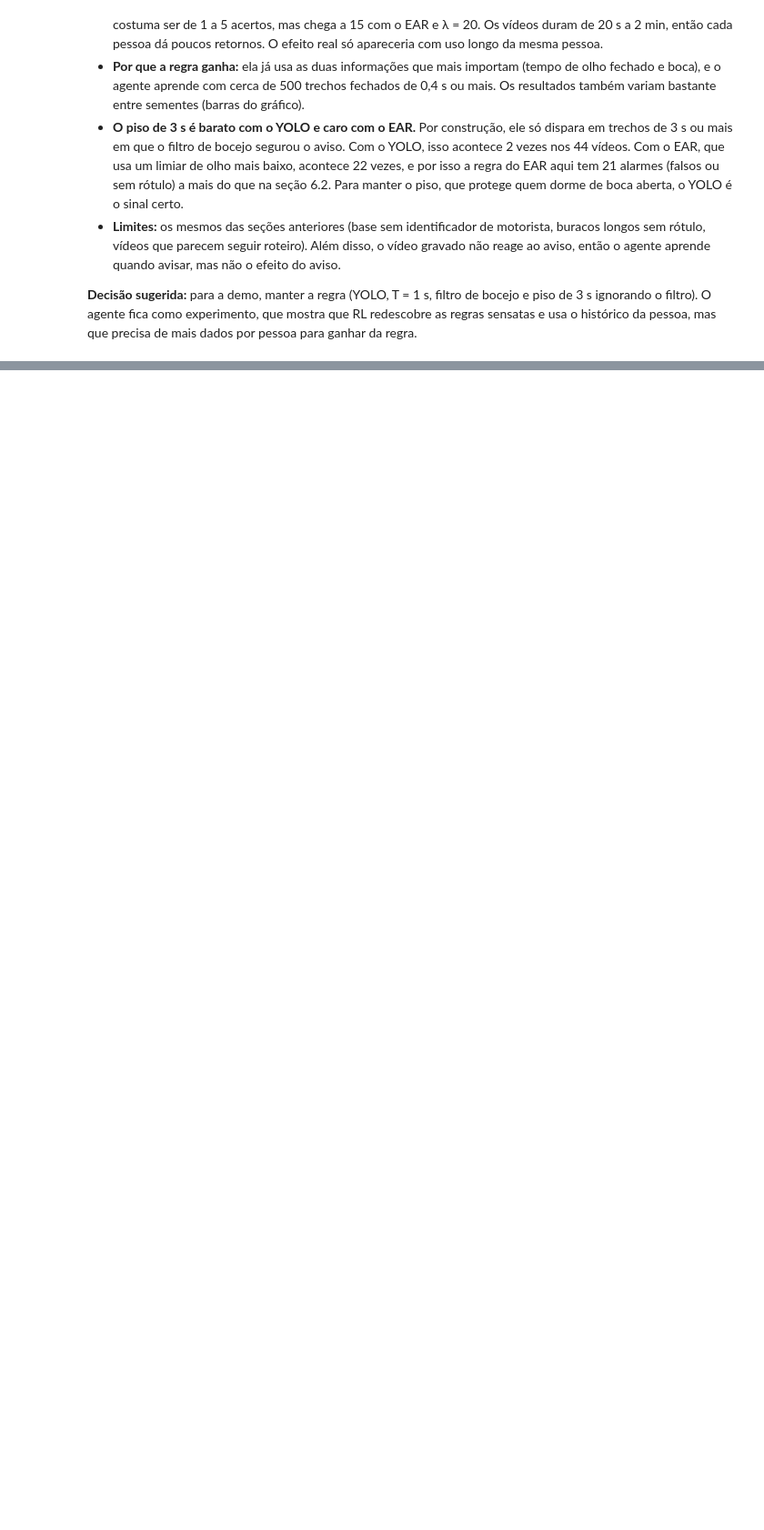
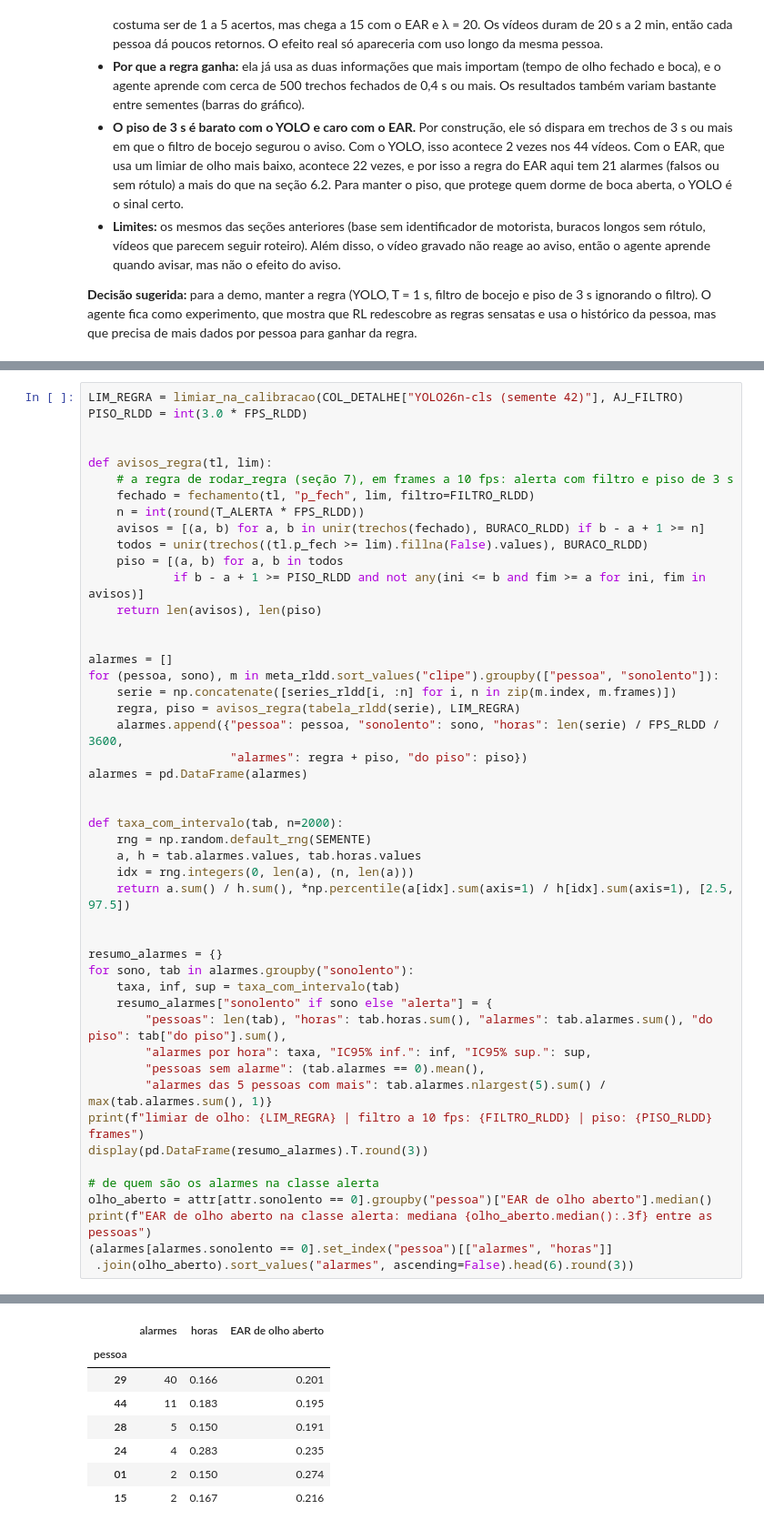
Before and after one commit to rcapozzielli/entrega_final_InsperAI_Wakely, a Jupyter notebook: wakely.ipynb, the cells around one changed output, grey strips where cells are left out. Shown at 91% size. Drawn from its saved outputs; the diff is of its cells as text; blank space fills up the shorter version.

```diff
--- a/wakely.ipynb
+++ b/wakely.ipynb
@@ -2005,0 +2278,49 @@ decisões nos 44 vídeos (sem aviso recente): 2,707 | situações que aparecem:
+# %%
+LIM_REGRA = limiar_na_calibracao(COL_DETALHE["YOLO26n-cls (semente 42)"], AJ_FILTRO)
+PISO_RLDD = int(3.0 * FPS_RLDD)
+
+
+def avisos_regra(tl, lim):
+    # a regra de rodar_regra (seção 7), em frames a 10 fps: alerta com filtro e piso de 3 s
+    fechado = fechamento(tl, "p_fech", lim, filtro=FILTRO_RLDD)
+    n = int(round(T_ALERTA * FPS_RLDD))
+    avisos = [(a, b) for a, b in unir(trechos(fechado), BURACO_RLDD) if b - a + 1 >= n]
+    todos = unir(trechos((tl.p_fech >= lim).fillna(False).values), BURACO_RLDD)
+    piso = [(a, b) for a, b in todos
+            if b - a + 1 >= PISO_RLDD and not any(ini <= b and fim >= a for ini, fim in avisos)]
+    return len(avisos), len(piso)
+
+
+alarmes = []
+for (pessoa, sono), m in meta_rldd.sort_values("clipe").groupby(["pessoa", "sonolento"]):
+    serie = np.concatenate([series_rldd[i, :n] for i, n in zip(m.index, m.frames)])
+    regra, piso = avisos_regra(tabela_rldd(serie), LIM_REGRA)
+    alarmes.append({"pessoa": pessoa, "sonolento": sono, "horas": len(serie) / FPS_RLDD / 3600,
+                    "alarmes": regra + piso, "do piso": piso})
+alarmes = pd.DataFrame(alarmes)
+
+
+def taxa_com_intervalo(tab, n=2000):
+    rng = np.random.default_rng(SEMENTE)
+    a, h = tab.alarmes.values, tab.horas.values
+    idx = rng.integers(0, len(a), (n, len(a)))
+    return a.sum() / h.sum(), *np.percentile(a[idx].sum(axis=1) / h[idx].sum(axis=1), [2.5, 97.5])
+
+
+resumo_alarmes = {}
+for sono, tab in alarmes.groupby("sonolento"):
+    taxa, inf, sup = taxa_com_intervalo(tab)
+    resumo_alarmes["sonolento" if sono else "alerta"] = {
+        "pessoas": len(tab), "horas": tab.horas.sum(), "alarmes": tab.alarmes.sum(), "do piso": tab["do piso"].sum(),
+        "alarmes por hora": taxa, "IC95% inf.": inf, "IC95% sup.": sup,
+        "pessoas sem alarme": (tab.alarmes == 0).mean(),
+        "alarmes das 5 pessoas com mais": tab.alarmes.nlargest(5).sum() / max(tab.alarmes.sum(), 1)}
+print(f"limiar de olho: {LIM_REGRA} | filtro a 10 fps: {FILTRO_RLDD} | piso: {PISO_RLDD} frames")
+display(pd.DataFrame(resumo_alarmes).T.round(3))
+
+# de quem são os alarmes na classe alerta
+olho_aberto = attr[attr.sonolento == 0].groupby("pessoa")["EAR de olho aberto"].median()
+print(f"EAR de olho aberto na classe alerta: mediana {olho_aberto.median():.3f} entre as pessoas")
+(alarmes[alarmes.sonolento == 0].set_index("pessoa")[["alarmes", "horas"]]
+ .join(olho_aberto).sort_values("alarmes", ascending=False).head(6).round(3))
+# %% [output]
@@ -2005,0 +2332,8 @@ decisões nos 44 vídeos (sem aviso recente): 2,707 | situações que aparecem:
+|  | alarmes | horas | EAR de olho aberto |
+| pessoa |  |  |  |
+| 29 | 40 | 0.166 | 0.201 |
+| 44 | 11 | 0.183 | 0.195 |
+| 28 | 5 | 0.150 | 0.191 |
+| 24 | 4 | 0.283 | 0.235 |
+| 01 | 2 | 0.150 | 0.274 |
+| 15 | 2 | 0.167 | 0.216 |
```
Also changed, not shown: parts of 24 cells of this notebook, 2 other files.
